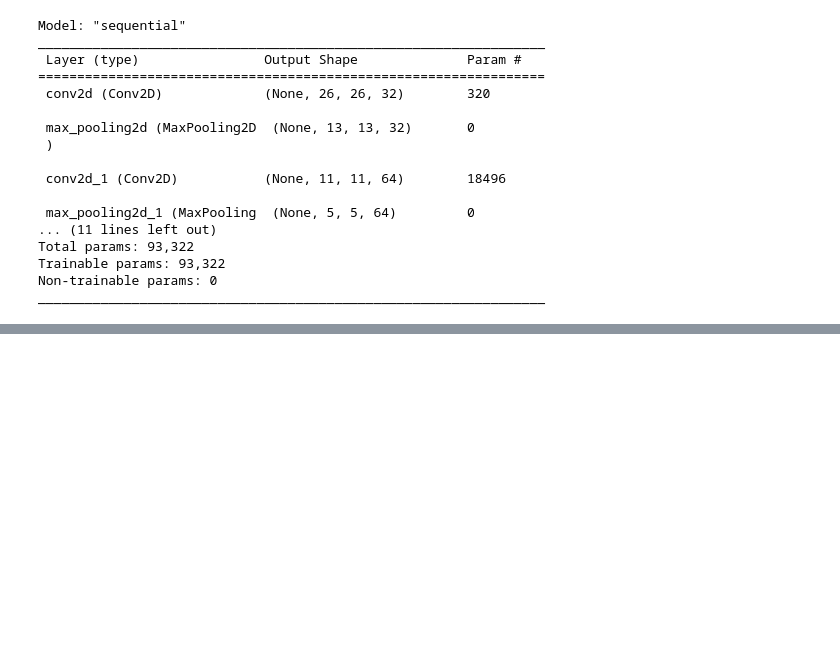
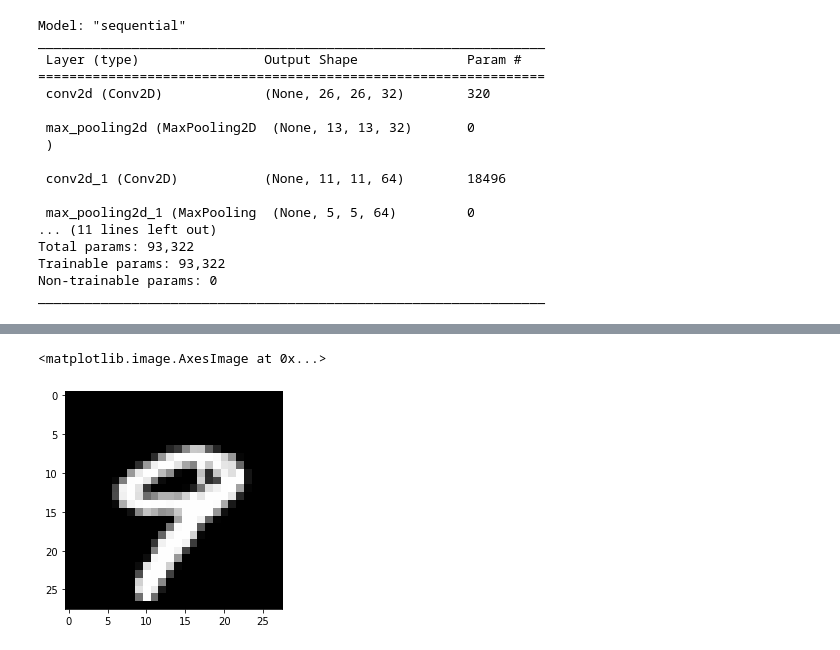
Before and after one commit to mplimonta/ICML, a Jupyter notebook: MNIST 2.ipynb, the cells around one changed output, grey strips where cells are left out. Drawn from its saved outputs; the diff is of its cells as text; code cells hidden in the pictures; blank space fills up the shorter version.

```diff
--- a/MNIST 2.ipynb
+++ b/MNIST 2.ipynb
@@ -71,0 +107,5 @@ model.evaluate(test_images, test_labels)[1]
+# %%
+plt.imshow(test_images[9], cmap='gray')
+# %% [output]
+<matplotlib.image.AxesImage at 0x...>
+[figure, added]
```
Also changed, not shown: parts of 8 cells of this notebook, 2 other files.
